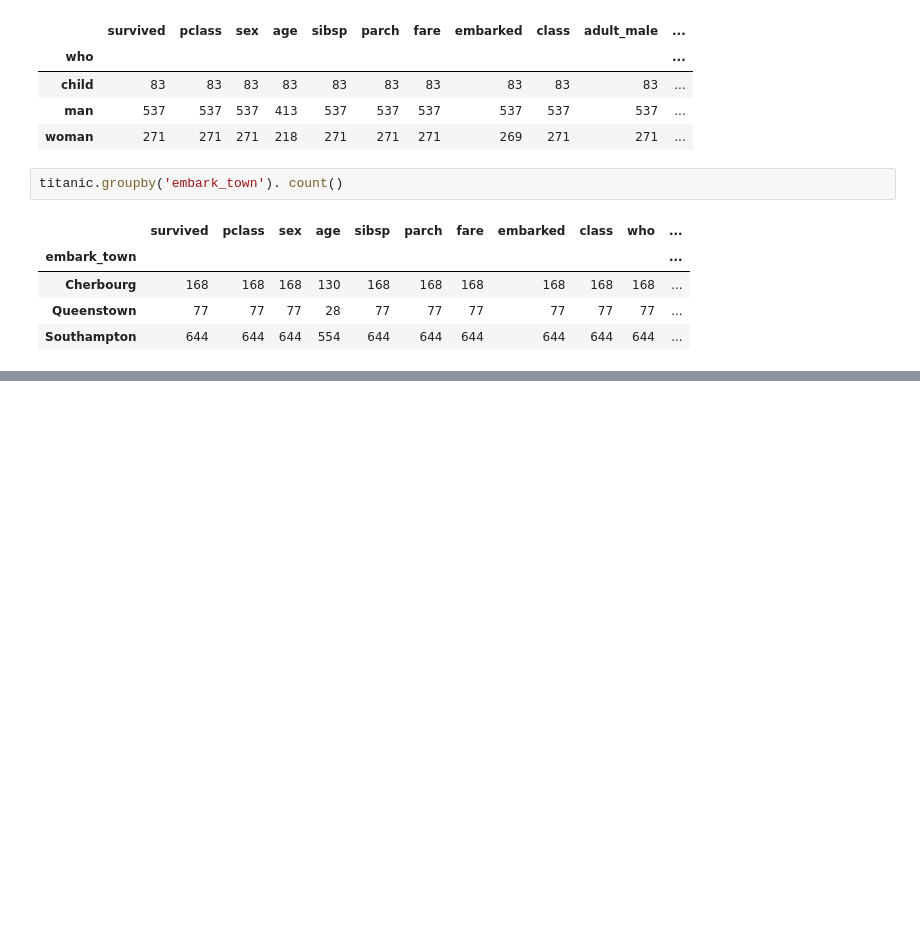
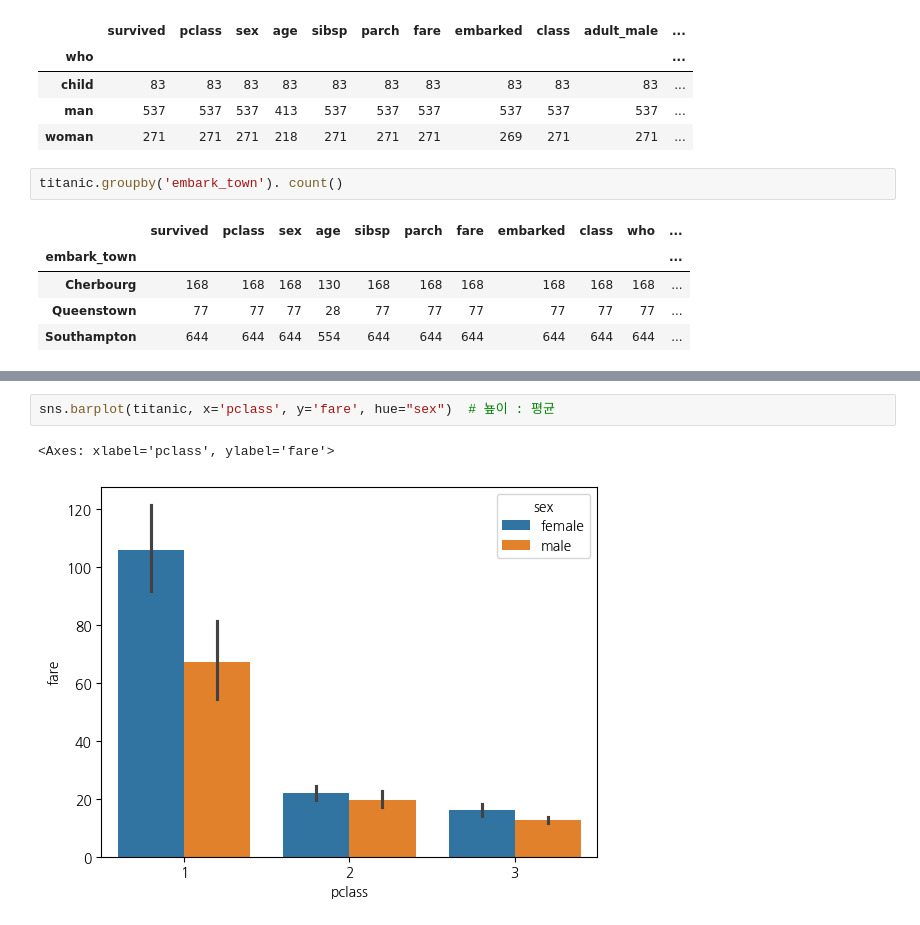
Before and after one commit to JD12321/2024-1-my-BDA, a Jupyter notebook: inclass/02w_0319_tue_dataframe_basic.ipynb, the cells around one changed output, grey strips where cells are left out. Drawn from its saved outputs; the diff is of its cells as text; blank space fills up the shorter version.

```diff
--- a/inclass/02w_0319_tue_dataframe_basic.ipynb
+++ b/inclass/02w_0319_tue_dataframe_basic.ipynb
@@ -293,0 +327,5 @@ titanic.groupby('embark_town'). count()
+# %%
+sns.barplot(titanic, x='pclass', y='fare', hue="sex")  # 눂이 : 평균
+# %% [output]
+<Axes: xlabel='pclass', ylabel='fare'>
+[figure, added]
```
Also changed, not shown: parts of 59 cells of this notebook.
